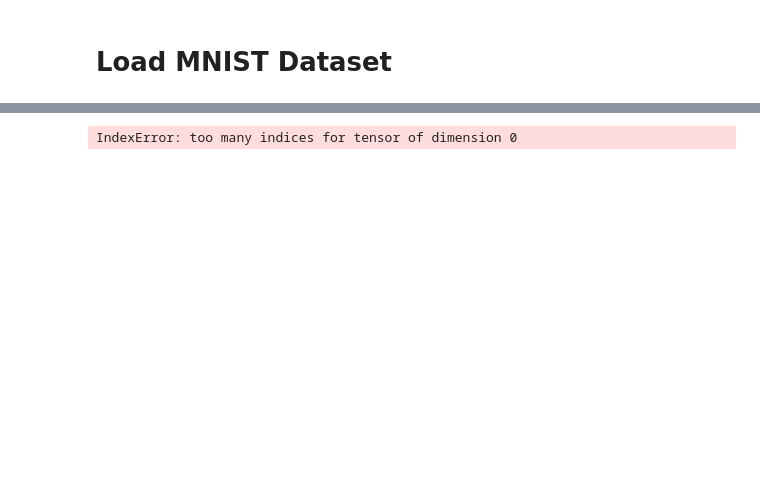
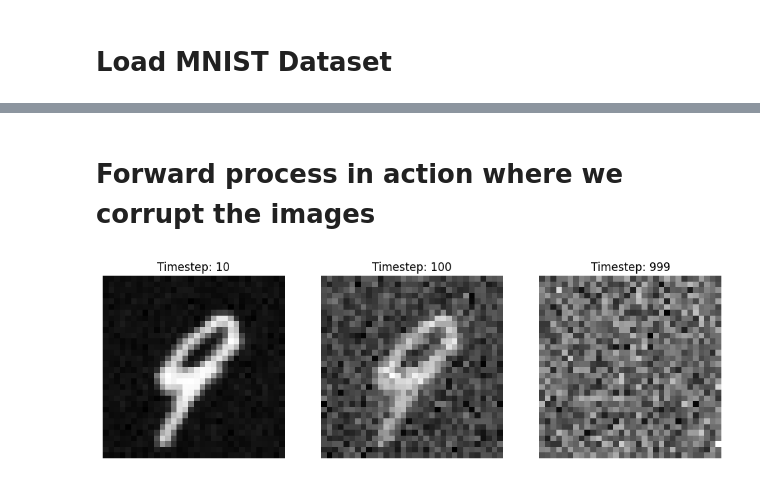
Before and after one commit to aabs7/Robot-Learning, a Jupyter notebook: diffusion.ipynb, the cells around one changed output, grey strips where cells are left out. Cells and saved outputs as stored; diff of their text form; code cells hidden in the pictures; blank space fills up the shorter version.

```diff
--- a/diffusion.ipynb
+++ b/diffusion.ipynb
@@ -81,14 +80,24 @@ def q_sample(x_0, t, noise=None):
     sqrt_alpha_hat = torch.sqrt(alpha_hat[t])[:, None, None, None]
     sqrt_one_minus_alpha_hat = torch.sqrt(1 - alpha_hat[t])[:, None, None, None]
     return sqrt_alpha_hat * x_0 + sqrt_one_minus_alpha_hat * noise
+# %% [markdown]
+# Forward process in action where we corrupt the images
 # %%
-# when t is snall, x_t is similar to x_0
+# when t is small, x_t is similar to x_0
 # when t is large, x_t is similar to random noise
 
-# Let's say we have a batch of images at time step t=10
-images = next(iter(training_dataloader))[0]
-t = 10
+images = next(iter(training_dataloader))[0] # get images
+timesteps = [10, 100, 999]
+noisy_images = []
+for timestep in timesteps:
+    t = torch.full((images.shape[0], ), timestep, dtype=torch.long)
+    noisy_images.append(q_sample(images, t)) # get noisy images at timestep
 
-noisy_images = q_sample(images, t)
+# plot noisy images
+fig, axes = plt.subplots(1, 3, figsize=(12, 4))
+for t, ax, noisy_images in zip(timesteps, axes.ravel(), noisy_images):
+    ax.imshow(noisy_images[63].squeeze(), cmap='gray') # plot last (63) image of the batch
+    ax.axis('off')
+    ax.set_title(f'Timestep: {t}')
 # %% [output]
-IndexError: too many indices for tensor of dimension 0
+[figure, added]
```
Also changed, not shown: parts of 8 cells of this notebook.
